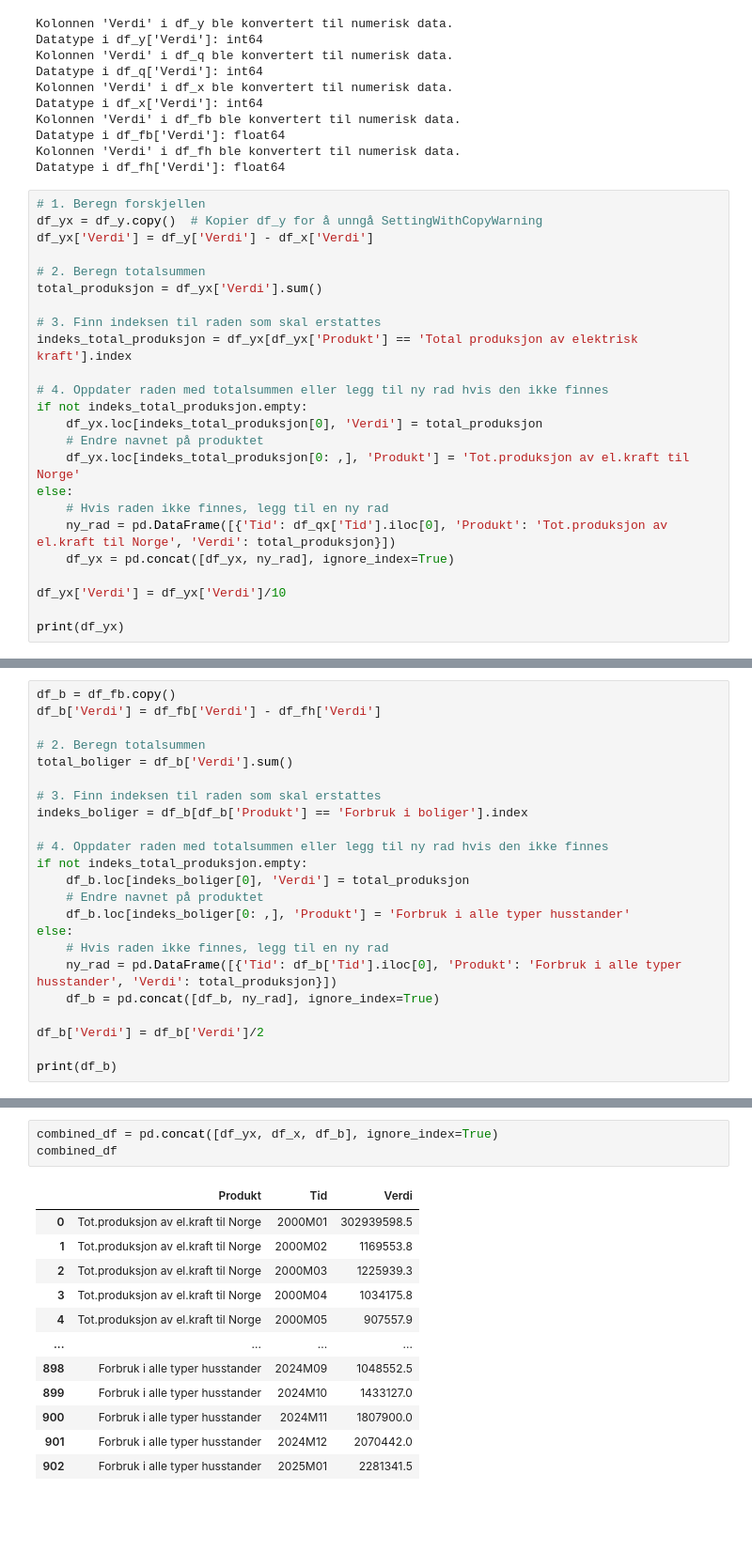
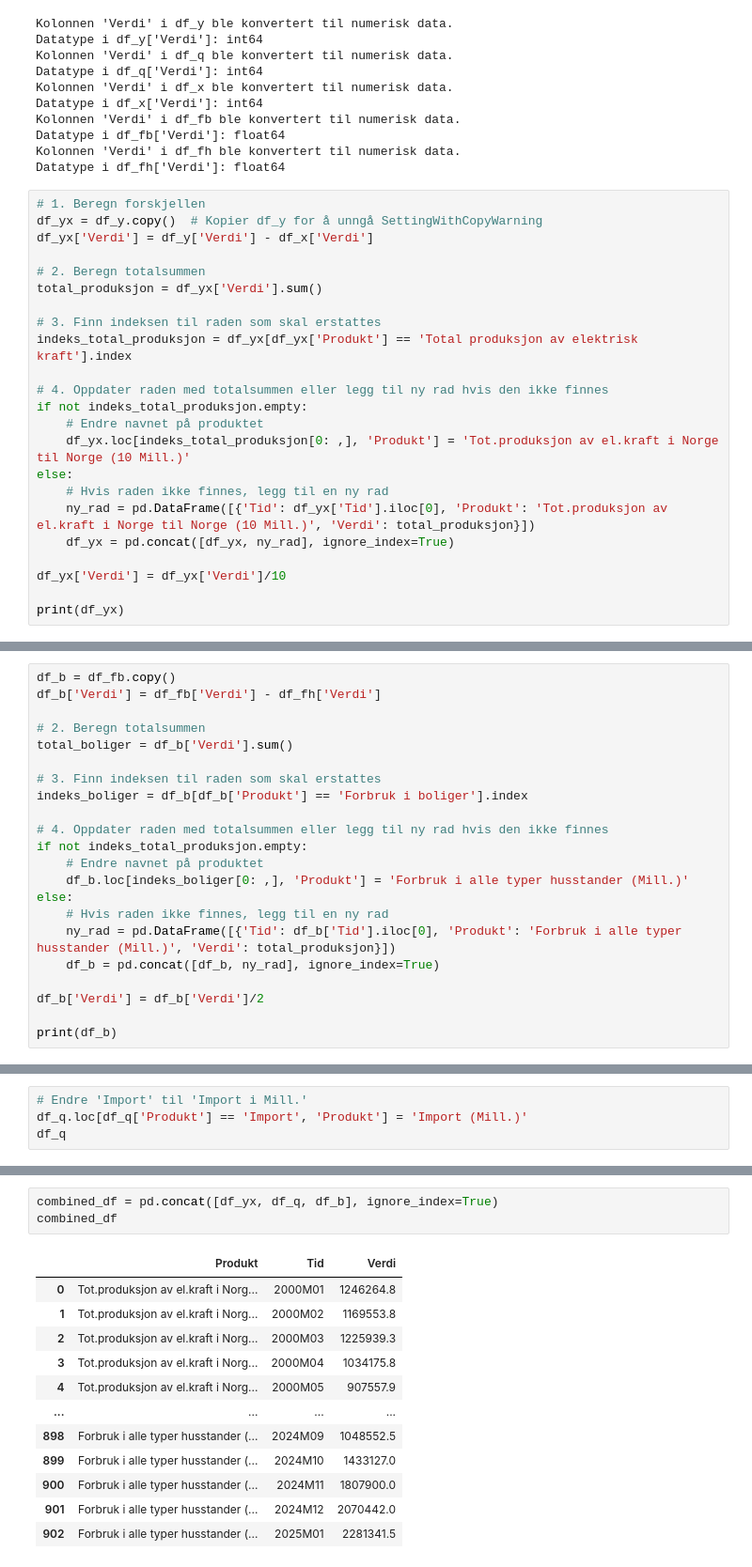
Before and after one commit to Rahmed707/sok-1006-mappe-oppgave, a Jupyter notebook: m1.ipynb, the cells around one changed output, grey strips where cells are left out. Shown at 94% size. Drawn from its saved outputs; the diff is of its cells as text; blank space fills up the shorter version.

```diff
--- a/m1.ipynb
+++ b/m1.ipynb
@@ -429,12 +468,11 @@ indeks_total_produksjon = df_yx[df_yx['Produkt'] == 'Total produksjon av elektri
 
 # 4. Oppdater raden med totalsummen eller legg til ny rad hvis den ikke finnes
 if not indeks_total_produksjon.empty:
-    df_yx.loc[indeks_total_produksjon[0], 'Verdi'] = total_produksjon
     # Endre navnet på produktet
-    df_yx.loc[indeks_total_produksjon[0: ,], 'Produkt'] = 'Tot.produksjon av el.kraft til Norge'
+    df_yx.loc[indeks_total_produksjon[0: ,], 'Produkt'] = 'Tot.produksjon av el.kraft i Norge til Norge (10 Mill.)'
 else:
     # Hvis raden ikke finnes, legg til en ny rad
-    ny_rad = pd.DataFrame([{'Tid': df_qx['Tid'].iloc[0], 'Produkt': 'Tot.produksjon av el.kraft til Norge', 'Verdi': total_produksjon}])
+    ny_rad = pd.DataFrame([{'Tid': df_yx['Tid'].iloc[0], 'Produkt': 'Tot.produksjon av el.kraft i Norge til Norge (10 Mill.)', 'Verdi': total_produksjon}])
     df_yx = pd.concat([df_yx, ny_rad], ignore_index=True)
 
 df_yx['Verdi'] = df_yx['Verdi']/10
@@ -467,12 +505,11 @@ indeks_boliger = df_b[df_b['Produkt'] == 'Forbruk i boliger'].index
 
 # 4. Oppdater raden med totalsummen eller legg til ny rad hvis den ikke finnes
 if not indeks_total_produksjon.empty:
-    df_b.loc[indeks_boliger[0], 'Verdi'] = total_produksjon
     # Endre navnet på produktet
-    df_b.loc[indeks_boliger[0: ,], 'Produkt'] = 'Forbruk i alle typer husstander'
+    df_b.loc[indeks_boliger[0: ,], 'Produkt'] = 'Forbruk i alle typer husstander (Mill.)'
 else:
     # Hvis raden ikke finnes, legg til en ny rad
-    ny_rad = pd.DataFrame([{'Tid': df_b['Tid'].iloc[0], 'Produkt': 'Forbruk i alle typer husstander', 'Verdi': total_produksjon}])
+    ny_rad = pd.DataFrame([{'Tid': df_b['Tid'].iloc[0], 'Produkt': 'Forbruk i alle typer husstander (Mill.)', 'Verdi': total_produksjon}])
     df_b = pd.concat([df_b, ny_rad], ignore_index=True)
 
 df_b['Verdi'] = df_b['Verdi']/2
@@ -494,2 +531,6 @@ print(df_b)
 
 [301 rows x 3 columns]
+# %%
+# Endre 'Import' til 'Import i Mill.'
+df_q.loc[df_q['Produkt'] == 'Import', 'Produkt'] = 'Import (Mill.)'
+df_q
@@ -496,19 +551,19 @@ print(df_b)
 # %%
-combined_df = pd.concat([df_yx, df_x, df_b], ignore_index=True)
+combined_df = pd.concat([df_yx, df_q, df_b], ignore_index=True)
 combined_df
 # %% [output]
 |  | Produkt | Tid | Verdi |
-| 0 | Tot.produksjon av el.kraft til Norge | 2000M01 | 302939598.5 |
-| 1 | Tot.produksjon av el.kraft til Norge | 2000M02 | 1169553.8 |
-| 2 | Tot.produksjon av el.kraft til Norge | 2000M03 | 1225939.3 |
-| 3 | Tot.produksjon av el.kraft til Norge | 2000M04 | 1034175.8 |
-| 4 | Tot.produksjon av el.kraft til Norge | 2000M05 | 907557.9 |
+| 0 | Tot.produksjon av el.kraft i Norg... | 2000M01 | 1246264.8 |
+| 1 | Tot.produksjon av el.kraft i Norg... | 2000M02 | 1169553.8 |
+| 2 | Tot.produksjon av el.kraft i Norg... | 2000M03 | 1225939.3 |
+| 3 | Tot.produksjon av el.kraft i Norg... | 2000M04 | 1034175.8 |
+| 4 | Tot.produksjon av el.kraft i Norg... | 2000M05 | 907557.9 |
 | ... | ... | ... | ... |
-| 898 | Forbruk i alle typer husstander | 2024M09 | 1048552.5 |
-| 899 | Forbruk i alle typer husstander | 2024M10 | 1433127.0 |
-| 900 | Forbruk i alle typer husstander | 2024M11 | 1807900.0 |
-| 901 | Forbruk i alle typer husstander | 2024M12 | 2070442.0 |
-| 902 | Forbruk i alle typer husstander | 2025M01 | 2281341.5 |
+| 898 | Forbruk i alle typer husstander (... | 2024M09 | 1048552.5 |
+| 899 | Forbruk i alle typer husstander (... | 2024M10 | 1433127.0 |
+| 900 | Forbruk i alle typer husstander (... | 2024M11 | 1807900.0 |
+| 901 | Forbruk i alle typer husstander (... | 2024M12 | 2070442.0 |
+| 902 | Forbruk i alle typer husstander (... | 2025M01 | 2281341.5 |
 903 rows × 3 columns
 # %%
 combined_df = combined_df[(combined_df['Tid'] >= '2020M01') & (combined_df['Tid'] <= '2025M01')]
```
Also changed, not shown: parts of 30 cells of this notebook.
